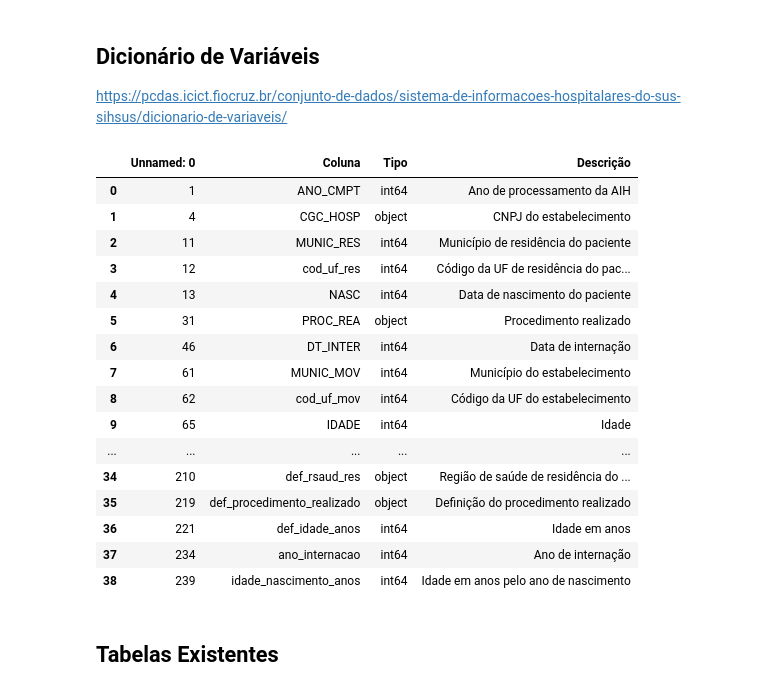
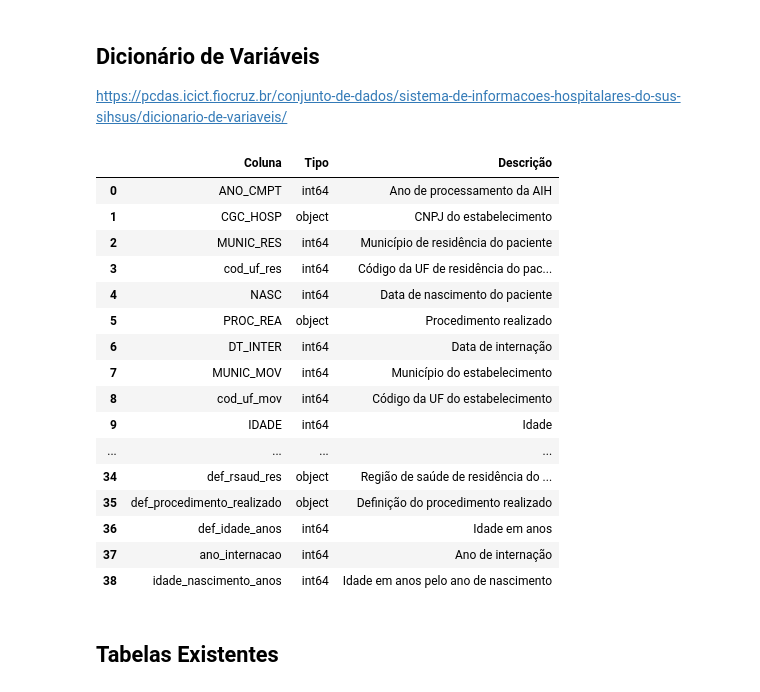
Before and after one commit to lucaslopes/gestantes, a Jupyter notebook: notebook.ipynb, the cells around one changed output. Saved outputs shown, nothing was run; the diff lists cells and outputs as text; code cells hidden in the pictures.

```diff
--- a/notebook.ipynb
+++ b/notebook.ipynb
@@ -28,7 +30,7 @@ else:
 
 https://pcdas.icict.fiocruz.br/conjunto-de-dados/sistema-de-informacoes-hospitalares-do-sus-sihsus/dicionario-de-variaveis/
 # %%
-COLUMNS = {
+COLUMNS = [
   'ANO_CMPT',
   'MUNIC_RES',
   'NASC',
@@ -42,50 +44,53 @@ COLUMNS = {
   'CGC_HOSP',
   'ano_internacao',
   'int_MSAUDCOD', 'int_RSAUDCOD', 'int_LATITUDE', 'int_LONGITUDE', 'int_REGIAO', 'int_SIGLA_UF', 'int_NOME_UF', 'int_MUNNOMEX',
-  'res_SIGLA_UF', 'res_MUNNOMEX', 'res_MSAUDCOD', 'res_RSAUDCOD', 'res_LATITUDE', 'res_LONGITUDE', 'res_REGIAO', 'res_uf_CODIGO_UF', 'res_MUNCOD',
-  'def_idade_anos', 'def_procedimento_realizado', 'def_rsaud_res', 'def_rsaud_int', 'def_regiao_int', 'def_regiao_res', 'def_uf_int', 'def_uf_sigla_int', 'def_uf_res', 'def_uf_sigla_res', 'def_municipio_int', 'def_municipio_res',
+  'res_SIGLA_UF', 'res_MUNNOMEX', 'res_MSAUDCOD', 'res_RSAUDCOD', 'res_LATITUDE', 'res_LONGITUDE', 'res_REGIAO',
+  'def_idade_anos', 'def_procedimento_realizado', 'def_rsaud_res', 'def_rsaud_int',
+  # missing values:
+  'res_uf_CODIGO_UF', 'res_MUNCOD',
+  'def_regiao_int', 'def_regiao_res', 'def_uf_int', 'def_uf_sigla_int', 'def_uf_res', 'def_uf_sigla_res', 'def_municipio_int', 'def_municipio_res',
   'cod_uf_res', 'cod_uf_mov',
   'idade_nascimento_anos',
-}
+]
 
-PROC_REA_PARTOS = {
+PROC_REA_PARTOS = [
   '0310010039',
   '0411010034',
-}
+]
 
 DICT_OUTPUT = 'data/info/dict_cols.csv'
 # %%
 if isfile(DICT_OUTPUT):
     dict_cols = pd.read_csv(DICT_OUTPUT)
 else:
     dict_sih = pd.read_csv(zf.open('dict_SIH.csv'), sep = ';')
     dict_sih['Tipo'] = dict_sih['Tipo'].map({
         'text' : 'object',
         'int8' : 'int64',
         'float8' : 'float32',
         'date' : 'object', # columns = {dt_inter, dt_saida}
     })
     dict_cols = dict_sih[dict_sih['Coluna'].isin(COLUMNS)]
-    dict_cols.to_csv(DICT_OUTPUT)
+    dict_cols.to_csv(DICT_OUTPUT, index=False)
 dict_cols
 # %% [output]
-|  | Unnamed: 0 | Coluna | Tipo | Descrição |
-| 0 | 1 | ANO_CMPT | int64 | Ano de processamento da AIH |
-| 1 | 4 | CGC_HOSP | object | CNPJ do estabelecimento |
-| 2 | 11 | MUNIC_RES | int64 | Município de residência do paciente |
-| 3 | 12 | cod_uf_res | int64 | Código da UF de residência do pac... |
-| 4 | 13 | NASC | int64 | Data de nascimento do paciente |
-| 5 | 31 | PROC_REA | object | Procedimento realizado |
-| 6 | 46 | DT_INTER | int64 | Data de internação |
-| 7 | 61 | MUNIC_MOV | int64 | Município do estabelecimento |
-| 8 | 62 | cod_uf_mov | int64 | Código da UF do estabelecimento |
-| 9 | 65 | IDADE | int64 | Idade |
-| ... | ... | ... | ... | ... |
-| 34 | 210 | def_rsaud_res | object | Região de saúde de residência do ... |
-| 35 | 219 | def_procedimento_realizado | object | Definição do procedimento realizado |
-| 36 | 221 | def_idade_anos | int64 | Idade em anos |
-| 37 | 234 | ano_internacao | int64 | Ano de internação |
-| 38 | 239 | idade_nascimento_anos | int64 | Idade em anos pelo ano de nascimento |
+|  | Coluna | Tipo | Descrição |
+| 0 | ANO_CMPT | int64 | Ano de processamento da AIH |
+| 1 | CGC_HOSP | object | CNPJ do estabelecimento |
+| 2 | MUNIC_RES | int64 | Município de residência do paciente |
+| 3 | cod_uf_res | int64 | Código da UF de residência do pac... |
+| 4 | NASC | int64 | Data de nascimento do paciente |
+| 5 | PROC_REA | object | Procedimento realizado |
+| 6 | DT_INTER | int64 | Data de internação |
+| 7 | MUNIC_MOV | int64 | Município do estabelecimento |
+| 8 | cod_uf_mov | int64 | Código da UF do estabelecimento |
+| 9 | IDADE | int64 | Idade |
+| ... | ... | ... | ... |
+| 34 | def_rsaud_res | object | Região de saúde de residência do ... |
+| 35 | def_procedimento_realizado | object | Definição do procedimento realizado |
+| 36 | def_idade_anos | int64 | Idade em anos |
+| 37 | ano_internacao | int64 | Ano de internação |
+| 38 | idade_nascimento_anos | int64 | Idade em anos pelo ano de nascimento |
 # %% [markdown]
 ## Tabelas Existentes
 # %%
```
Also changed, not shown: parts of 21 cells of this notebook, 2 other files.
